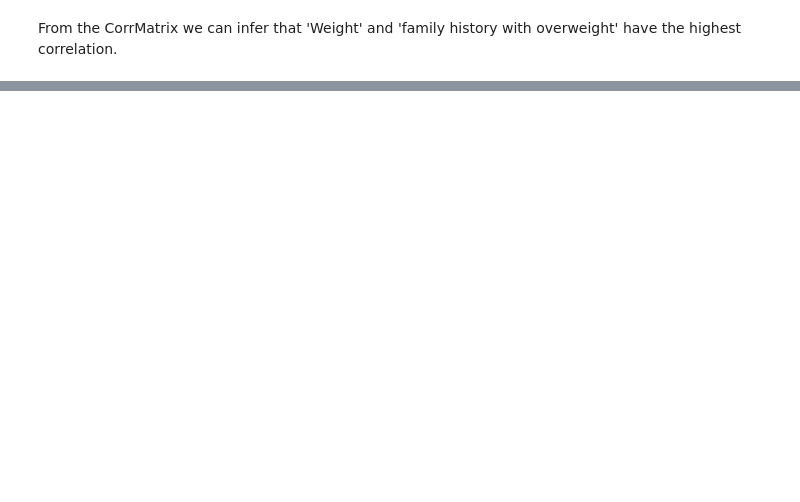
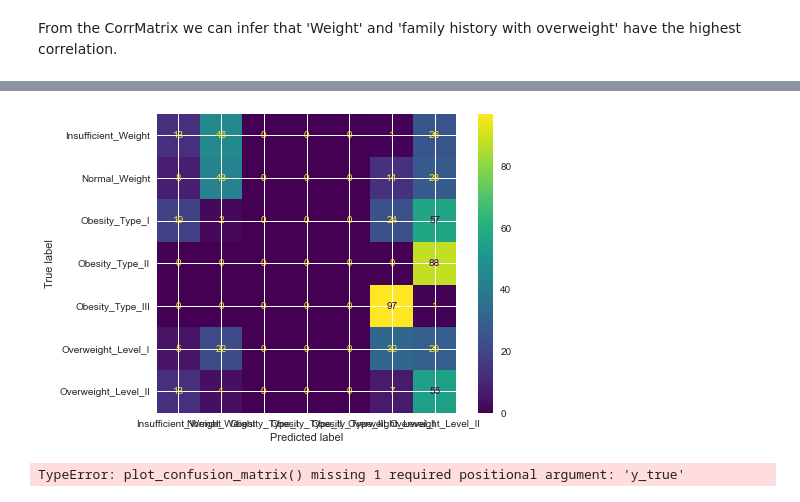
Before and after one commit to NoaAmichai/Obesity-Data-Science-Project, a Jupyter notebook: Obesity.ipynb, the cells around one changed output, grey strips where cells are left out. Drawn from its saved outputs; the diff is of its cells as text; code cells hidden in the pictures; blank space fills up the shorter version.

```diff
--- a/Obesity.ipynb
+++ b/Obesity.ipynb
@@ -209,0 +263,12 @@ X_train, X_test, y_train, y_test = train_test_split(X, y, test_size=0.3, random_
+# %%
+from sklearn import metrics
+from sklearn.metrics import roc_auc_score
+from sklearn.metrics import precision_recall_curve
+from sklearn.metrics import confusion_matrix
+from sklearn.metrics import fbeta_score
+from sklearn.metrics import plot_confusion_matrix
+plot_confusion_matrix(clf, X_test, y_test)
+plt.show()
+# %% [output]
+[figure, added]
+TypeError: plot_confusion_matrix() missing 1 required positional argument: 'y_true'
```
Also changed, not shown: parts of 13 cells of this notebook.
